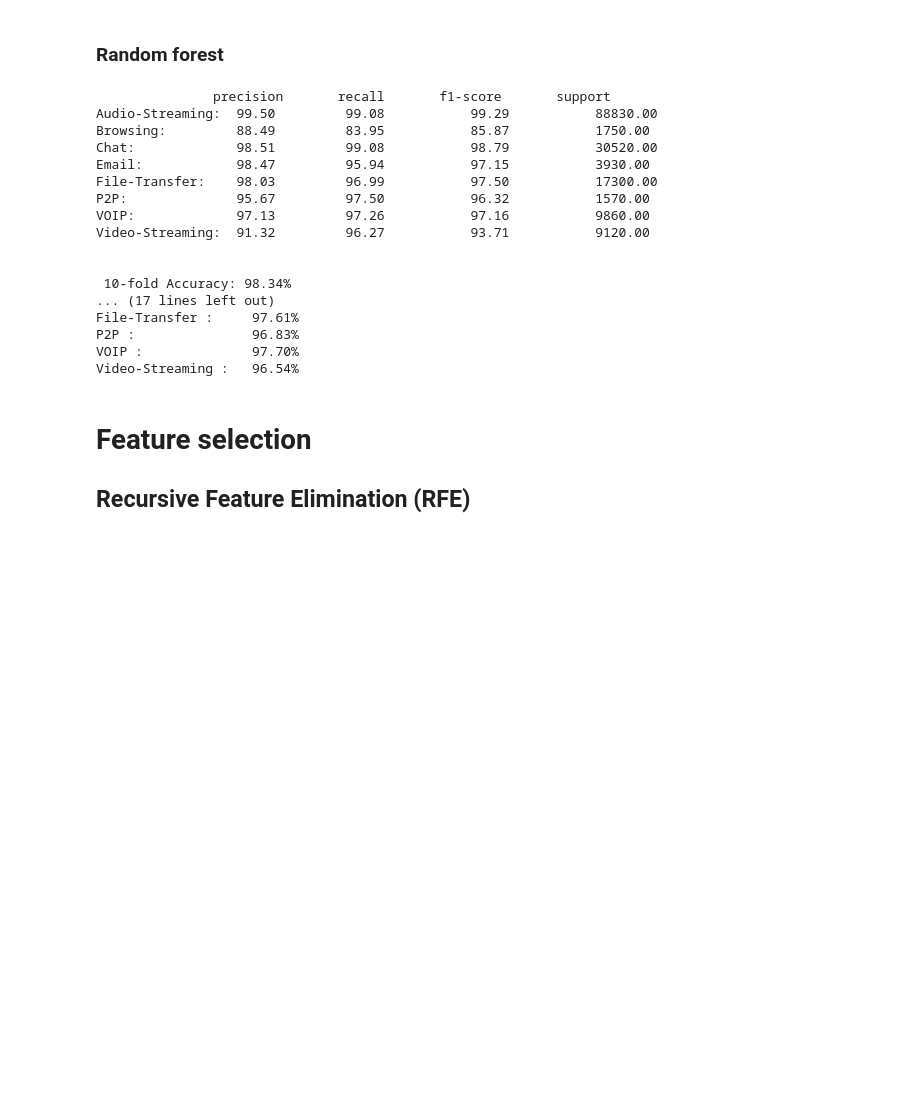
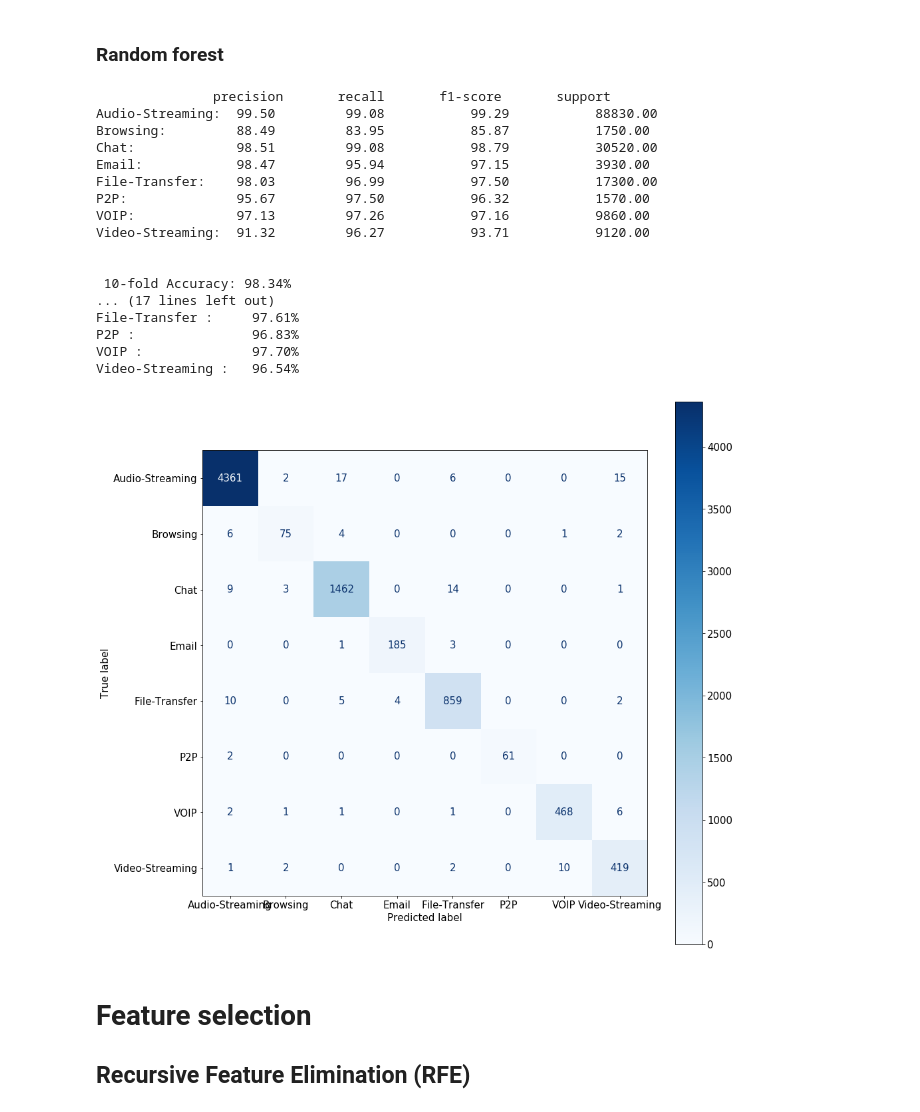
Before and after one commit to mateus558/Darknet-traffic-classification, a Jupyter notebook: Darknet.ipynb, the cells around one changed output. Cells and saved outputs as stored; diff of their text form; code cells hidden in the pictures; blank space fills up the shorter version.

```diff
--- a/Darknet.ipynb
+++ b/Darknet.ipynb
@@ -615,26 +622,27 @@ Video-Streaming :   95.62%
 # %% [markdown]
 ### Random forest
 # %%
-rf_model = RandomForestClassifier(random_state=random_state)
-report_rf1 = evaluate_model(rf_model, X1_train, y1_train, X1_test, y1_test, labels1)
+rf_model1 = RandomForestClassifier(random_state=random_state)
+report_rf1 = evaluate_model(rf_model1, X1_train, y1_train, X1_test, y1_test, labels1, figsize=(15,15))
 # %% [output]
                precision       recall       f1-score       support
 Audio-Streaming:  99.50         99.08           99.29           88830.00
 Browsing:         88.49         83.95           85.87           1750.00
 Chat:             98.51         99.08           98.79           30520.00
 Email:            98.47         95.94           97.15           3930.00
 File-Transfer:    98.03         96.99           97.50           17300.00
 P2P:              95.67         97.50           96.32           1570.00
 VOIP:             97.13         97.26           97.16           9860.00
 Video-Streaming:  91.32         96.27           93.71           9120.00
 
 
  10-fold Accuracy: 98.34%
 ... (17 lines left out)
 File-Transfer :     97.61%
 P2P :               96.83%
 VOIP :              97.70%
 Video-Streaming :   96.54%
+[figure, added]
 # %% [markdown]
 # Feature selection
 
```
Also changed, not shown: parts of 12 cells of this notebook, 2 other files.
